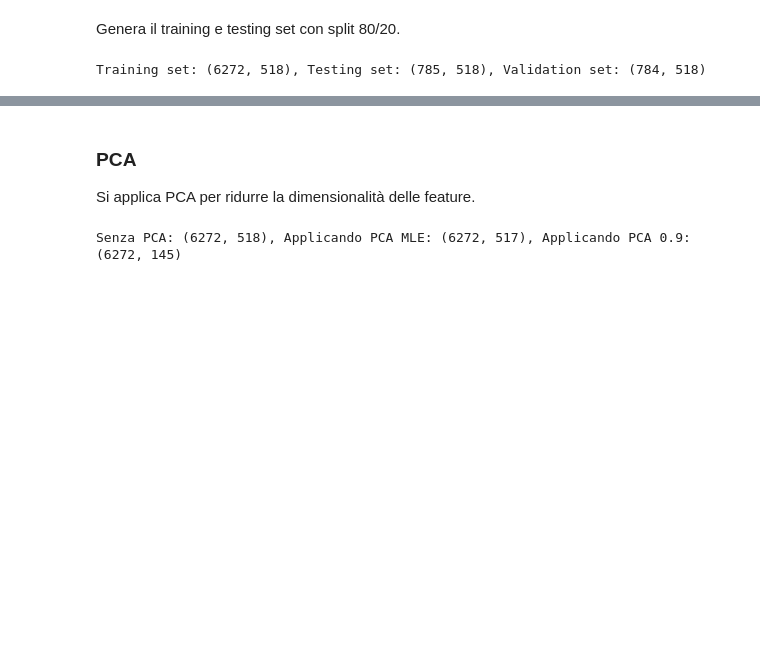
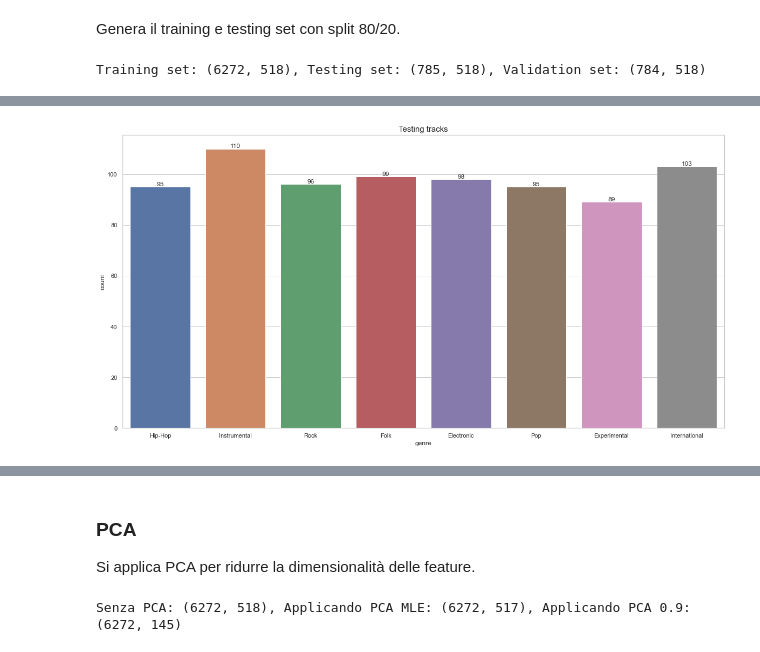
Before and after one commit to ThetaRangers/ML, a Jupyter notebook: mgrr.ipynb, the cells around one changed output, grey strips where cells are left out. Saved outputs shown, nothing was run; the diff lists cells and outputs as text; code cells hidden in the pictures; blank space fills up the shorter version.

```diff
--- a/mgrr.ipynb
+++ b/mgrr.ipynb
@@ -287,3 +321,18 @@ Training set: (6272, 518), Testing set: (785, 518), Validation set: (784, 518)
+# %%
+counter = collections.Counter(y_test)
+counter = dict(counter)
+for k in genres.keys():
+    counter[k] = counter.pop(genres[k])
+
+count_test = pd.DataFrame(counter.items(), columns=["genre", "count"])
+
+fig, ax = plt.subplots(figsize=(20,10))
+sns.barplot(x=count_train['genre'], y=count_test['count'], ax=ax)
+ax.bar_label(ax.containers[0])
+ax.set_title("Testing tracks", fontsize=15)
+plt.show()
+# %% [output]
+[figure, added]
 # %%
 np.savetxt("data/train.csv", X_train, delimiter=",")
 np.savetxt("data/train_labels.csv", y_train, delimiter=",")
```
Also changed, not shown: parts of 36 cells of this notebook.
